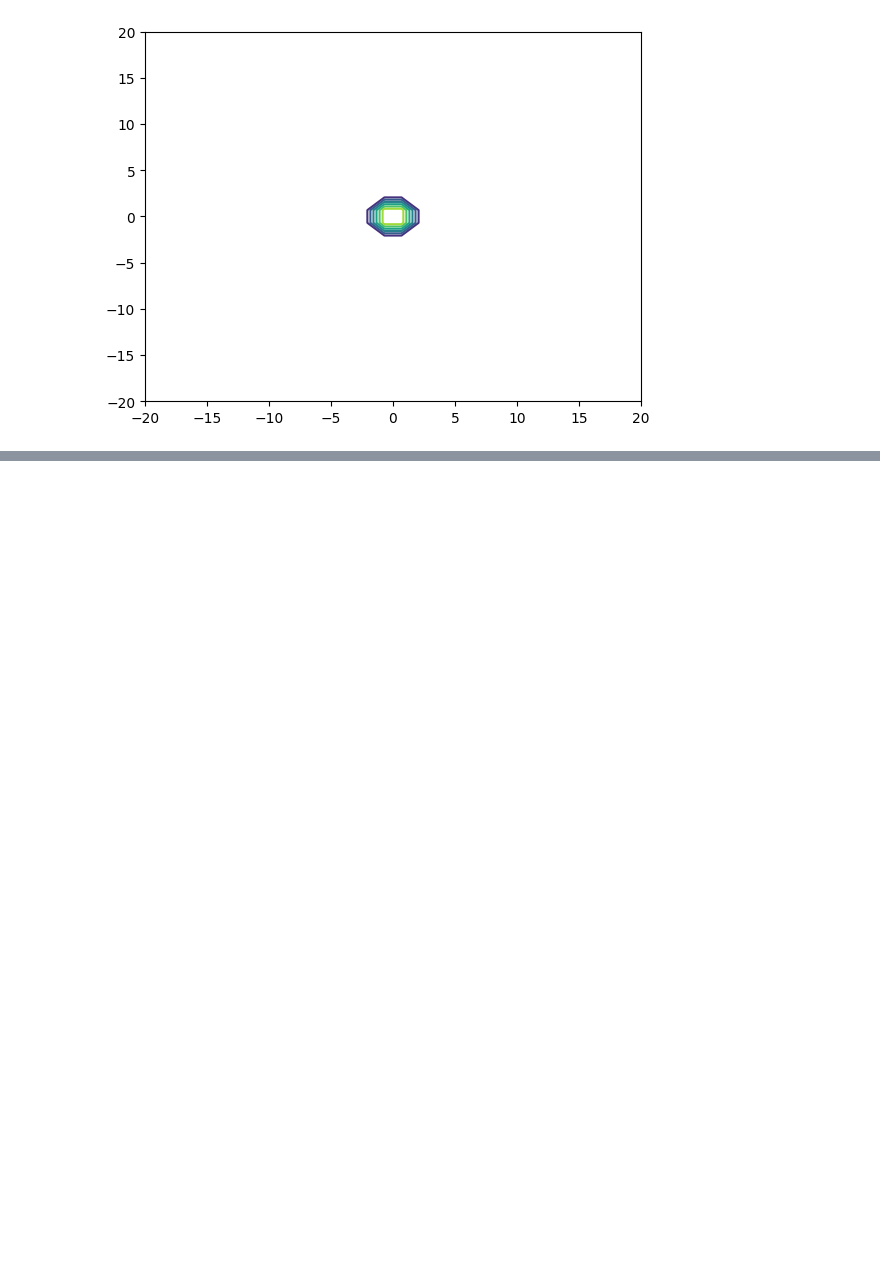
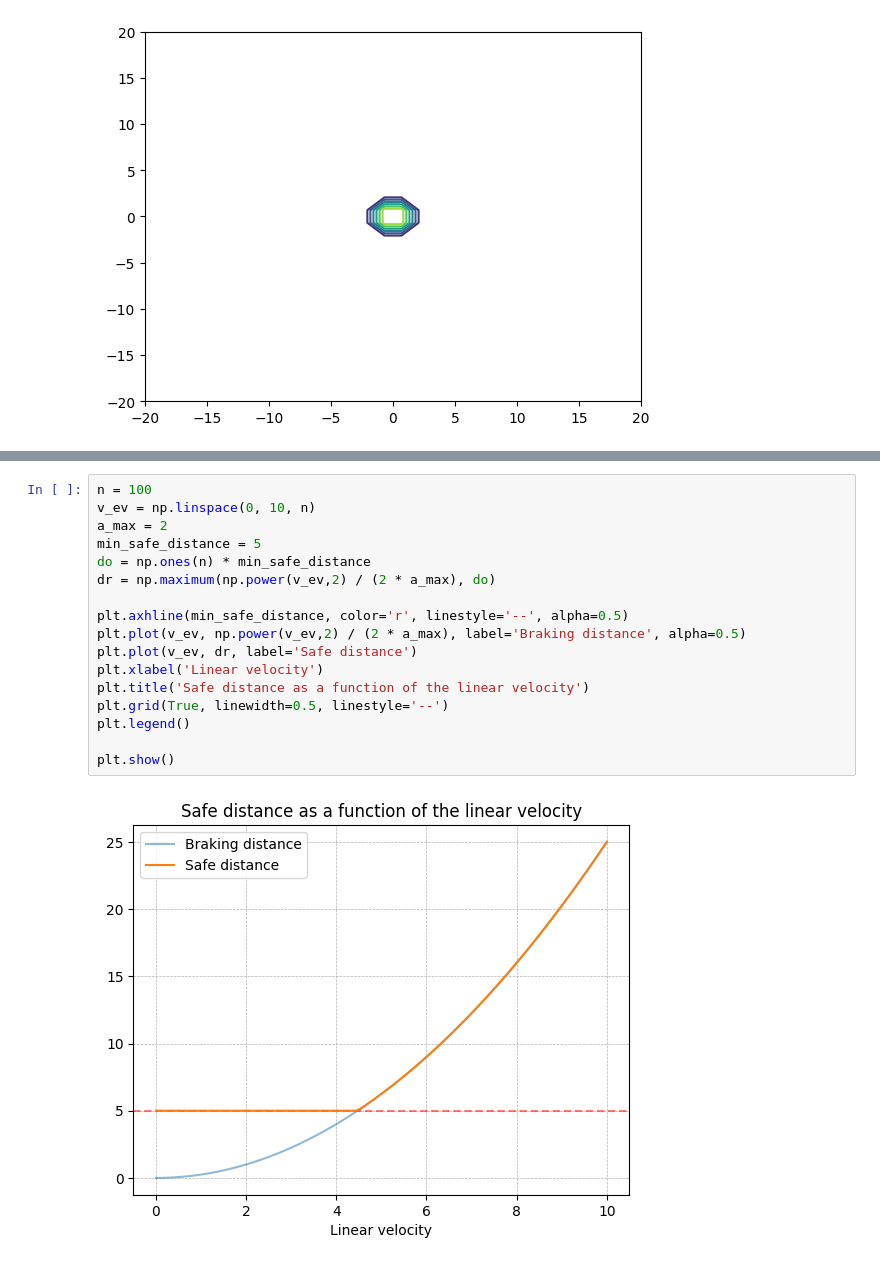
Before and after one commit to White-On/Streamlit_Presentation, a Jupyter notebook: fitness_notebook.ipynb, the cells around one changed output, grey strips where cells are left out. Cells and saved outputs as stored; diff of their text form; blank space fills up the shorter version.

Commit message:
revising reward function + add new illustration WIP

```diff
--- a/fitness_notebook.ipynb
+++ b/fitness_notebook.ipynb
@@ -366,0 +392,19 @@ plt.show()
+# %%
+n = 100
+v_ev = np.linspace(0, 10, n)
+a_max = 2
+min_safe_distance = 5
+do = np.ones(n) * min_safe_distance
+dr = np.maximum(np.power(v_ev,2) / (2 * a_max), do)
+
+plt.axhline(min_safe_distance, color='r', linestyle='--', alpha=0.5)
+plt.plot(v_ev, np.power(v_ev,2) / (2 * a_max), label='Braking distance', alpha=0.5)
+plt.plot(v_ev, dr, label='Safe distance')
+plt.xlabel('Linear velocity')
+plt.title('Safe distance as a function of the linear velocity')
+plt.grid(True, linewidth=0.5, linestyle='--')
+plt.legend()
+
+plt.show()
+# %% [output]
+[figure, added]
```
Also changed, not shown: parts of 13 cells of this notebook, 3 other files.
